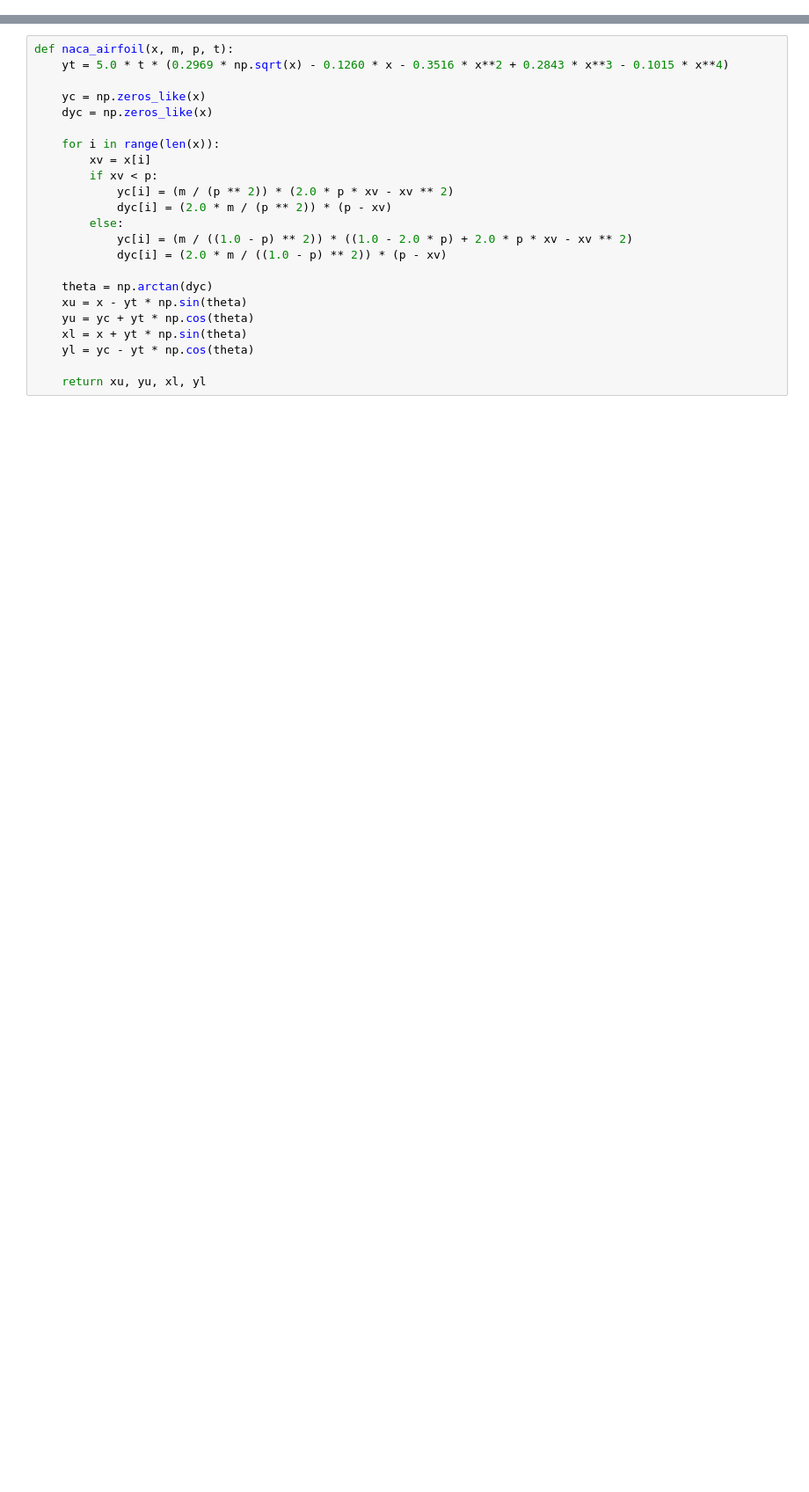
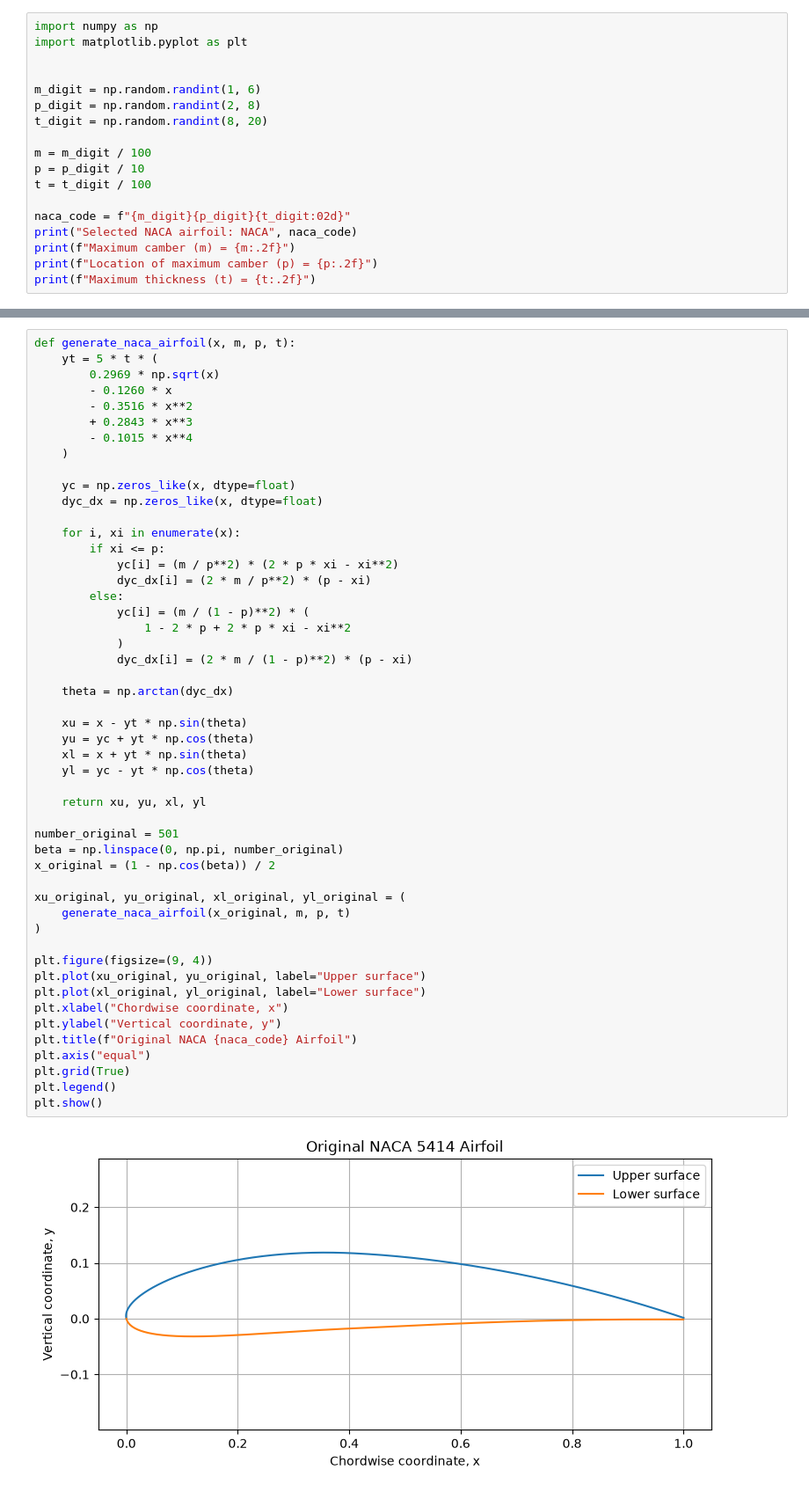
Before and after one commit to Bala-Surya-127/AE801_2026, a Jupyter notebook: interpolation/Balasurya.ipynb, the cells around one changed output, grey strips where cells are left out. Shown at 88% size. Saved outputs shown, nothing was run; the diff lists cells and outputs as text; blank space fills up the shorter version.

```diff
--- a/interpolation/Balasurya.ipynb
+++ b/interpolation/Balasurya.ipynb
@@ -19,0 +14,18 @@ airfoil: 5308
+# %%
+import numpy as np
+import matplotlib.pyplot as plt
+
+
+m_digit = np.random.randint(1, 6)
+p_digit = np.random.randint(2, 8)
+t_digit = np.random.randint(8, 20)
+
+m = m_digit / 100
+p = p_digit / 10
+t = t_digit / 100
+
+naca_code = f"{m_digit}{p_digit}{t_digit:02d}"
+print("Selected NACA airfoil: NACA", naca_code)
+print(f"Maximum camber (m) = {m:.2f}")
+print(f"Location of maximum camber (p) = {p:.2f}")
+print(f"Maximum thickness (t) = {t:.2f}")
@@ -20,23 +43,52 @@ airfoil: 5308
 # %%
-def naca_airfoil(x, m, p, t):
-    yt = 5.0 * t * (0.2969 * np.sqrt(x) - 0.1260 * x - 0.3516 * x**2 + 0.2843 * x**3 - 0.1015 * x**4)
+def generate_naca_airfoil(x, m, p, t):
+    yt = 5 * t * (
+        0.2969 * np.sqrt(x)
+        - 0.1260 * x
+        - 0.3516 * x**2
+        + 0.2843 * x**3
+        - 0.1015 * x**4
+    )
 
-    yc = np.zeros_like(x)
-    dyc = np.zeros_like(x)
+    yc = np.zeros_like(x, dtype=float)
+    dyc_dx = np.zeros_like(x, dtype=float)
 
-    for i in range(len(x)):
-        xv = x[i]
-        if xv < p:
-            yc[i] = (m / (p ** 2)) * (2.0 * p * xv - xv ** 2)
-            dyc[i] = (2.0 * m / (p ** 2)) * (p - xv)
+    for i, xi in enumerate(x):
+        if xi <= p:
+            yc[i] = (m / p**2) * (2 * p * xi - xi**2)
+            dyc_dx[i] = (2 * m / p**2) * (p - xi)
         else:
-            yc[i] = (m / ((1.0 - p) ** 2)) * ((1.0 - 2.0 * p) + 2.0 * p * xv - xv ** 2)
-            dyc[i] = (2.0 * m / ((1.0 - p) ** 2)) * (p - xv)
+            yc[i] = (m / (1 - p)**2) * (
+                1 - 2 * p + 2 * p * xi - xi**2
+            )
+            dyc_dx[i] = (2 * m / (1 - p)**2) * (p - xi)
 
-    theta = np.arctan(dyc)
+    theta = np.arctan(dyc_dx)
+
     xu = x - yt * np.sin(theta)
     yu = yc + yt * np.cos(theta)
     xl = x + yt * np.sin(theta)
     yl = yc - yt * np.cos(theta)
 
     return xu, yu, xl, yl
+
+number_original = 501
+beta = np.linspace(0, np.pi, number_original)
+x_original = (1 - np.cos(beta)) / 2
+
+xu_original, yu_original, xl_original, yl_original = (
+    generate_naca_airfoil(x_original, m, p, t)
+)
+
+plt.figure(figsize=(9, 4))
+plt.plot(xu_original, yu_original, label="Upper surface")
+plt.plot(xl_original, yl_original, label="Lower surface")
+plt.xlabel("Chordwise coordinate, x")
+plt.ylabel("Vertical coordinate, y")
+plt.title(f"Original NACA {naca_code} Airfoil")
+plt.axis("equal")
+plt.grid(True)
+plt.legend()
+plt.show()
+# %% [output]
+[figure, added]
```
Also changed, not shown: parts of 24 cells of this notebook.
